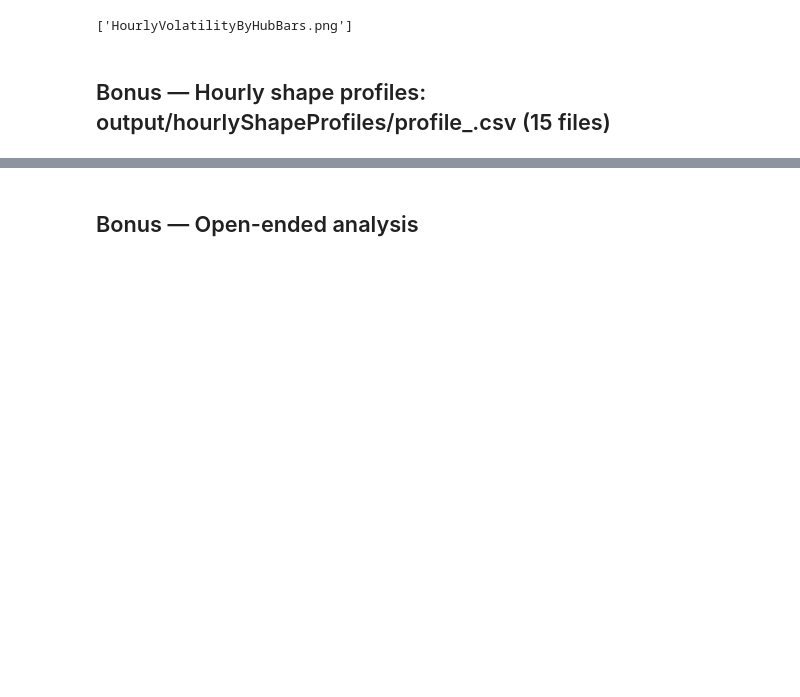
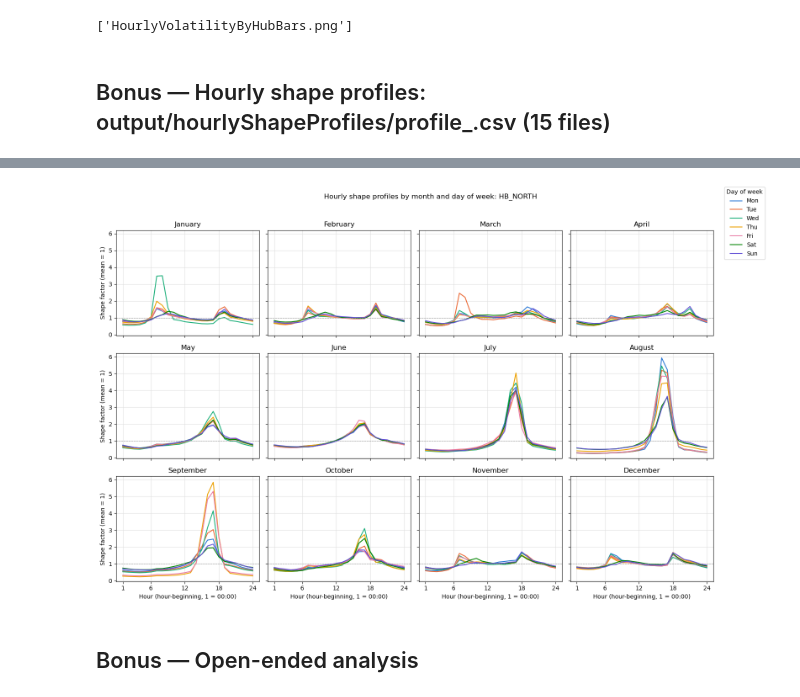
Before and after one commit to andrecdavis/energy-analyst-programming-exercise, a Jupyter notebook: scratch.ipynb, the cells around one changed output, grey strips where cells are left out. Saved outputs shown, nothing was run; the diff lists cells and outputs as text; code cells hidden in the pictures; blank space fills up the shorter version.

Commit message:
Bonus: hourly shape profiles; open-ended analysis of the January 2018 price spike
Co-Authored-By: Claude Haiku 5.5 <noreply@anthropic.com>

```diff
--- a/scratch.ipynb
+++ b/scratch.ipynb
@@ -359,2 +414,30 @@ print([f.name for f in OUTPUT_DIR.glob("HourlyVolatilityByHub*.png")])
+# %%
+# NOTEBOOK ONLY - visual check of the shape profiles; not exported to main.py, no file saved.
+# One panel per month for one settlement point, one line per day of week.
+PLOT_POINT = "HB_NORTH"   # change to view another settlement point
+DAY_NAMES = ["Mon", "Tue", "Wed", "Thu", "Fri", "Sat", "Sun"]
+
+p = profiles.loc[PLOT_POINT]
+fig, axes = plt.subplots(3, 4, figsize=(16, 10), sharex=True, sharey=True)
+for month, ax in zip(range(1, 13), axes.flat):
+    if month in p.index.get_level_values("Month"):
+        for dow, color in zip(range(1, 8), COLORS):
+            if (month, dow) in p.index:
+                ax.plot(range(1, 25), p.loc[(month, dow)], color=color, linewidth=1.5, label=DAY_NAMES[dow - 1])
+    ax.axhline(1, color="#999999", linewidth=0.8, linestyle="--")
+    ax.set_title(pd.Timestamp(2000, month, 1).strftime("%B"))
+    ax.set_xticks([1, 6, 12, 18, 24])
+    ax.grid(True, color="#e0e0e0", linewidth=0.8)
+for ax in axes[-1]:
+    ax.set_xlabel("Hour (hour-beginning, 1 = 00:00)")
+for ax in axes[:, 0]:
+    ax.set_ylabel("Shape factor (mean = 1)")
+handles, labels = axes.flat[0].get_legend_handles_labels()
+fig.legend(handles, labels, title="Day of week", loc="upper right")
+fig.suptitle(f"Hourly shape profiles by month and day of week: {PLOT_POINT}")
+fig.tight_layout(rect=[0, 0, 0.93, 0.96])
+plt.show()
+# %% [output]
+[figure, added]
 # %% [markdown]
 ## Bonus — Open-ended analysis
```
Also changed, not shown: parts of 2 cells of this notebook, 18 other files.
